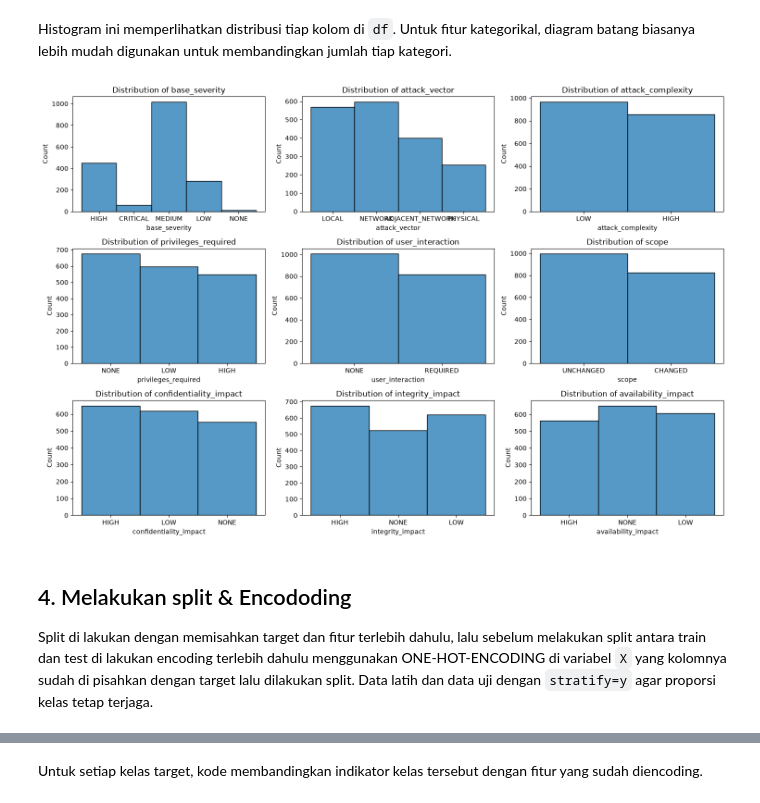
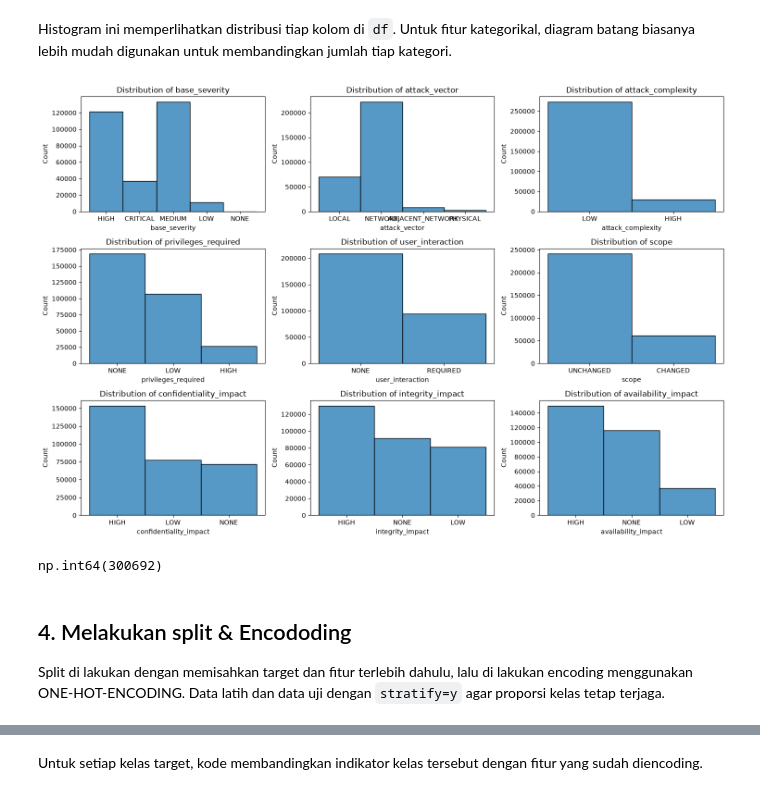
Before and after one commit to noata5505/Tugas-Mechine-Learning, a Jupyter notebook: projek.ipynb, the cells around one changed output, grey strips where cells are left out. Drawn from its saved outputs; the diff is of its cells as text; code cells hidden in the pictures.

Commit message:
Merapihkan markdown. Menggunakan "cve_id".

```diff
--- a/projek.ipynb
+++ b/projek.ipynb
@@ -261,8 +271,7 @@ dtype: int64
 # %% [markdown]
 Menghapus kolom yang sudah dipilih dari dataset, lalu melihat struktur data yang tersisa untuk analisis berikutnya.
 # %%
-kolom = ["cve_id",
-        "base_score",
+kolom = ["base_score",
         "exploitability_score",
         "impact_score",
         "epss_score",
@@ -330,20 +364,25 @@ baris duplikat: 0
 # %% [markdown]
 Histogram ini memperlihatkan distribusi tiap kolom di `df`. Untuk fitur kategorikal, diagram batang biasanya lebih mudah digunakan untuk membandingkan jumlah tiap kategori.
 # %%
-# Visualisasi distribusi data untuk beberapa kolom
+# Hapus sementara cve_id dari df
+df_plot = df.drop(columns=["cve_id"])
 
+# Visualisasi distribusi data
 plt.figure(figsize=(15, 10))
-for i, column in enumerate(df, 1):
+
+for i, column in enumerate(df_plot, 1):
     plt.subplot(3, 3, i)
-    sns.histplot(df[column])
-    plt.title(f'Distribution of {column}')
+    sns.histplot(df_plot[column])
+    plt.title(f"Distribution of {column}")
 
 plt.tight_layout()
 plt.show()
+df_plot.duplicated().sum()
 # %% [output]
-[figure, old version]
+[figure, new version]
+np.int64(300692)
 # %% [markdown]
 ## 4. Melakukan split & Encododing
-Split di lakukan dengan memisahkan target dan fitur terlebih dahulu, lalu sebelum melakukan split antara train dan test di lakukan encoding terlebih dahulu menggunakan ONE-HOT-ENCODING di variabel `X` yang kolomnya sudah di pisahkan dengan target lalu dilakukan split. Data latih dan data uji dengan `stratify=y` agar proporsi kelas tetap terjaga.
+Split di lakukan dengan memisahkan target dan fitur terlebih dahulu, lalu di lakukan encoding menggunakan ONE-HOT-ENCODING. Data latih dan data uji dengan `stratify=y` agar proporsi kelas tetap terjaga.
 # %%
 # Memisahkan fitur (X) dan target (y)*
```
Also changed, not shown: parts of 18 cells of this notebook.
